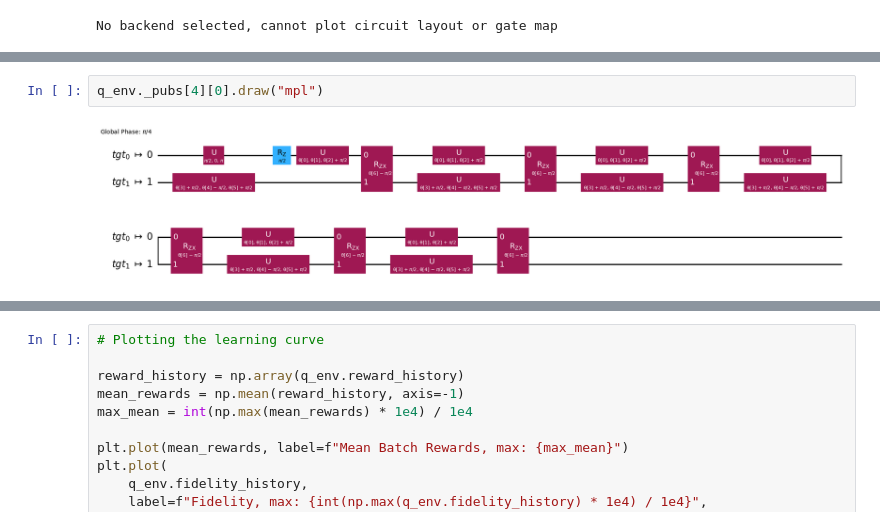
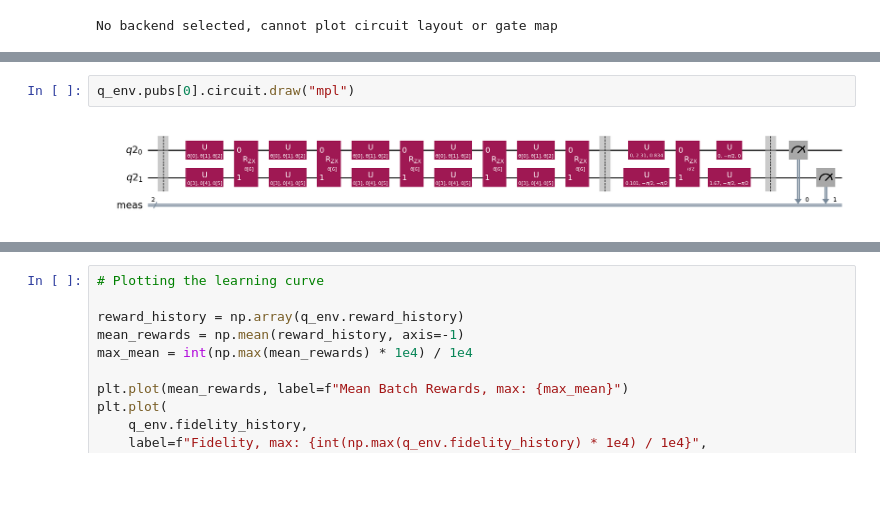
Before and after one commit to arthurostrauss/Quantum_Optimal_Control, a Jupyter notebook: gate_level/standard/gate_level_learning.ipynb, the cells around one changed output, grey strips where cells are left out. Saved outputs shown, nothing was run; the diff lists cells and outputs as text; blank space fills up the shorter version.

```diff
--- a/gate_level/standard/gate_level_learning.ipynb
+++ b/gate_level/standard/gate_level_learning.ipynb
@@ -171,4 +151,4 @@ KeyboardInterrupt:
 # %%
-q_env._pubs[4][0].draw("mpl")
+q_env.pubs[0].circuit.draw("mpl")
 # %% [output]
-[figure, old version]
+[figure, new version]
```
Also changed, not shown: parts of 19 cells of this notebook, 39 other files.
